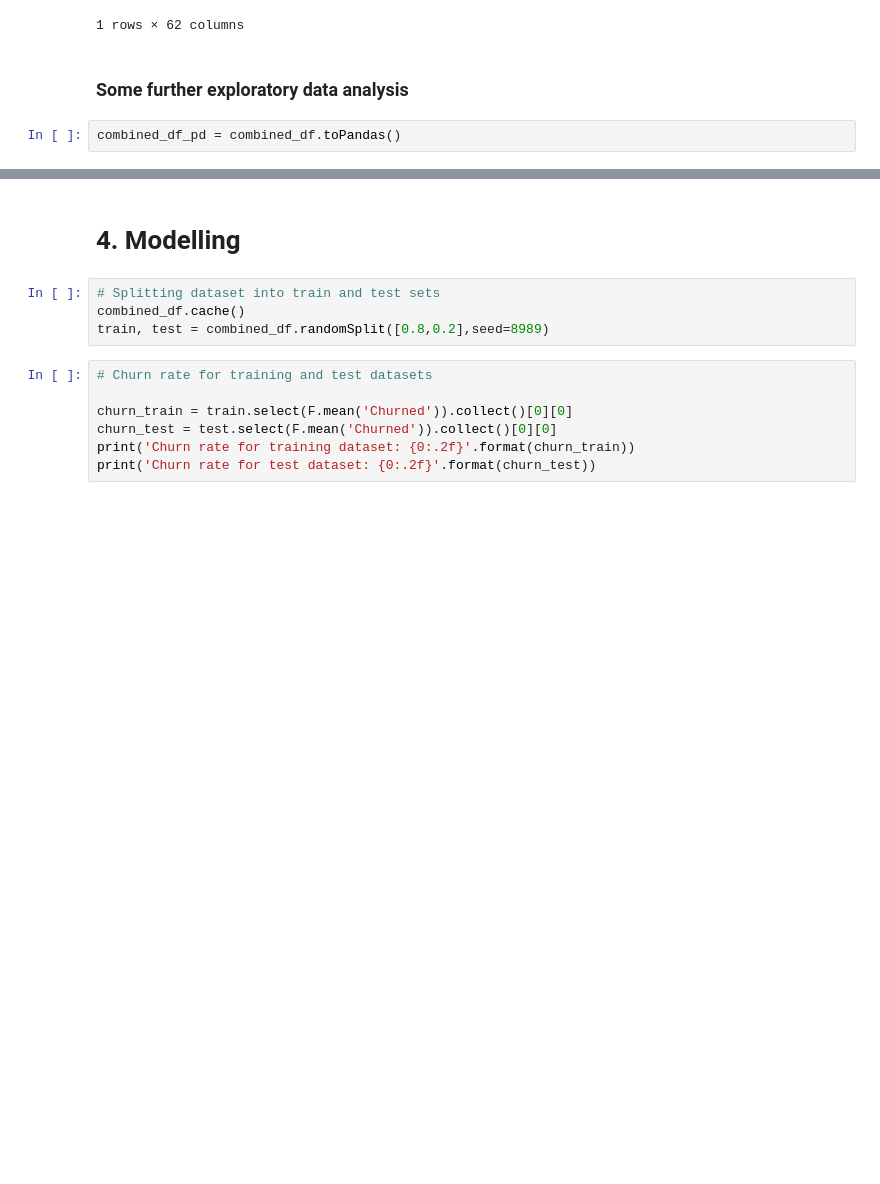
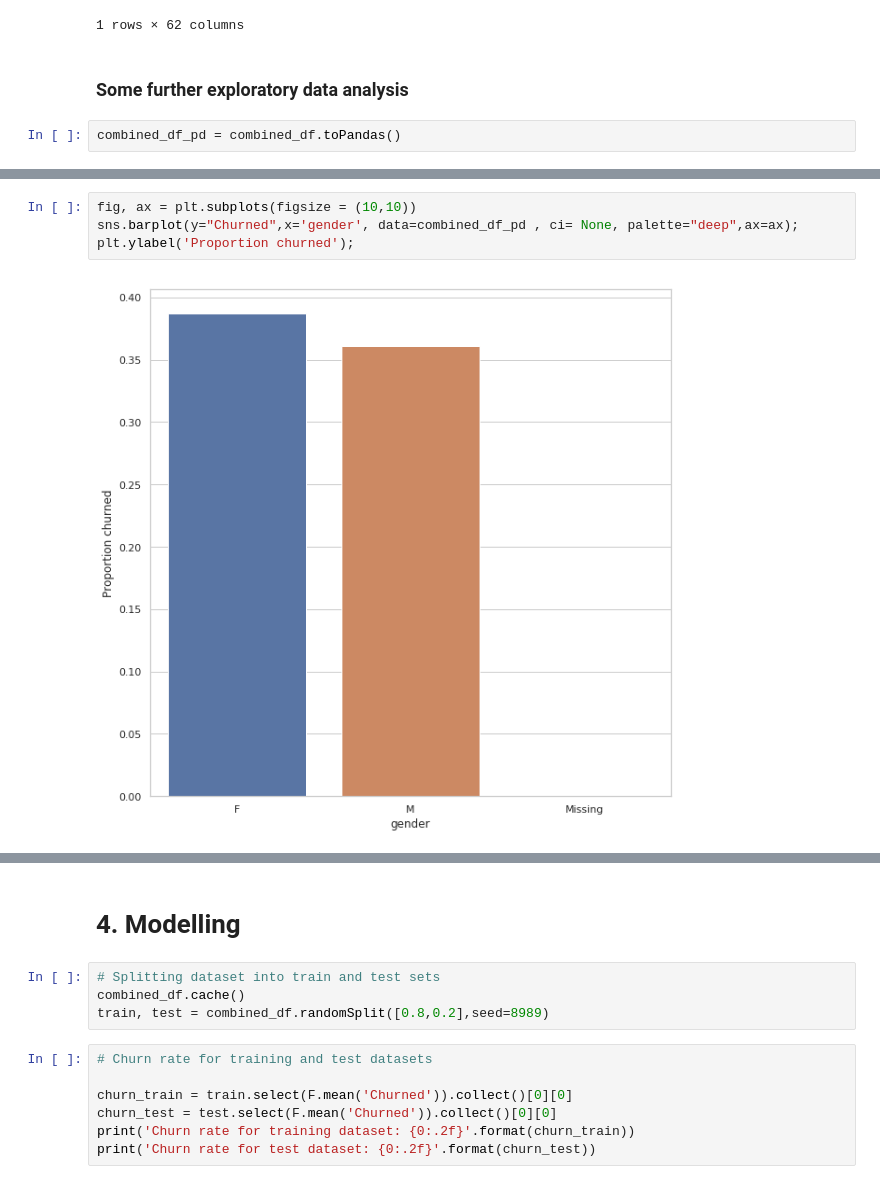
Before and after one commit to Rmostert/Sparkify-churn, a Jupyter notebook: Churn Model.ipynb, the cells around one changed output, grey strips where cells are left out. Saved outputs shown, nothing was run; the diff lists cells and outputs as text; blank space fills up the shorter version.

```diff
--- a/Churn Model.ipynb
+++ b/Churn Model.ipynb
@@ -696,0 +760,6 @@ for col in range(2):
+# %%
+fig, ax = plt.subplots(figsize = (10,10))
+sns.barplot(y="Churned",x='gender', data=combined_df_pd , ci= None, palette="deep",ax=ax);
+plt.ylabel('Proportion churned');
+# %% [output]
+[figure, added]
```
Also changed, not shown: parts of 22 cells of this notebook.
